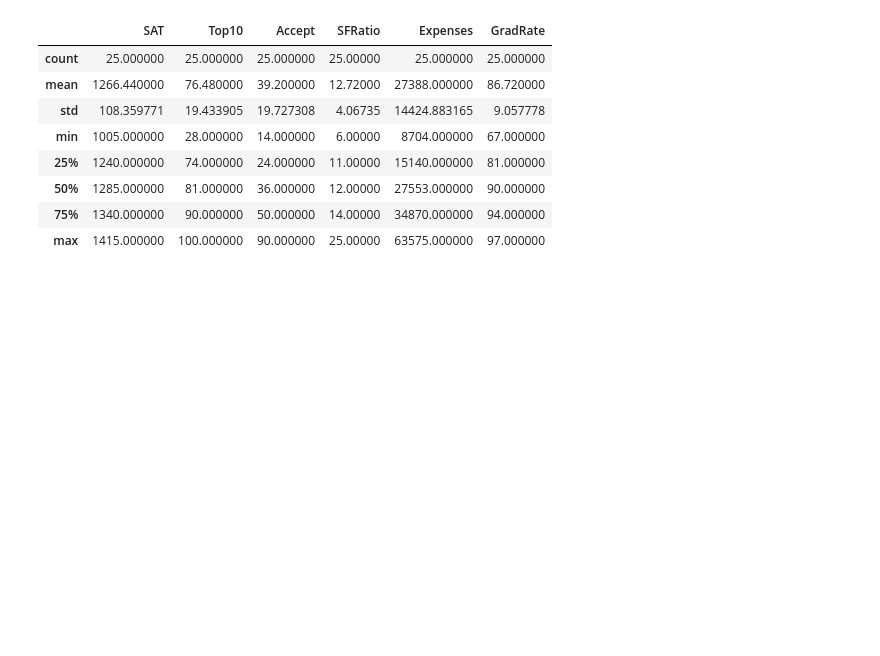
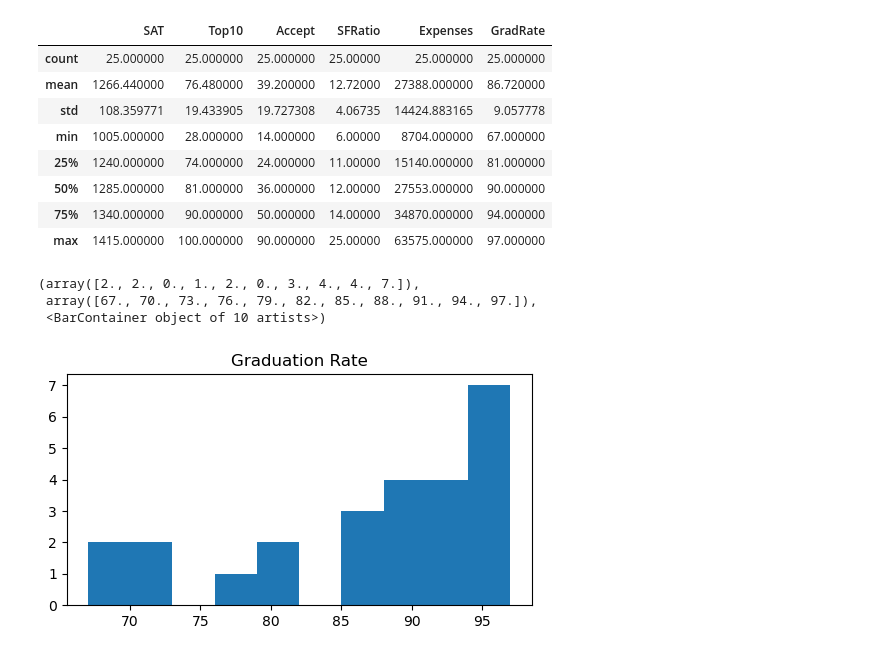
Before and after one commit to deepikareddy-22/AIML-TASK, a Jupyter notebook: descripitive stats.ipynb, the cells around one changed output. Cells and saved outputs as stored; diff of their text form; code cells hidden in the pictures; blank space fills up the shorter version.

```diff
--- a/descripitive stats.ipynb
+++ b/descripitive stats.ipynb
@@ -49,0 +55,9 @@ df.describe()
+# %%
+plt.figure(figsize=(6,3))
+plt.title("Graduation Rate")
+plt.hist(df["GradRate"])
+# %% [output]
+(array([2., 2., 0., 1., 2., 0., 3., 4., 4., 7.]),
+ array([67., 70., 73., 76., 79., 82., 85., 88., 91., 94., 97.]),
+ <BarContainer object of 10 artists>)
+[figure, added]
```
Also changed, not shown: parts of 11 cells of this notebook.
